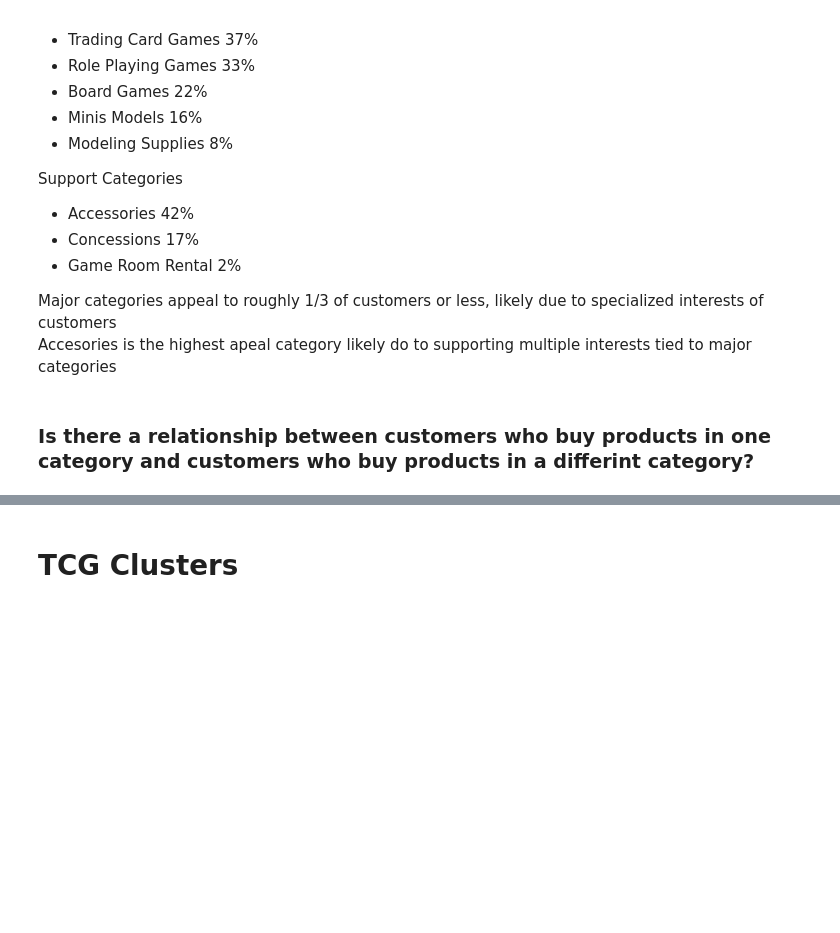
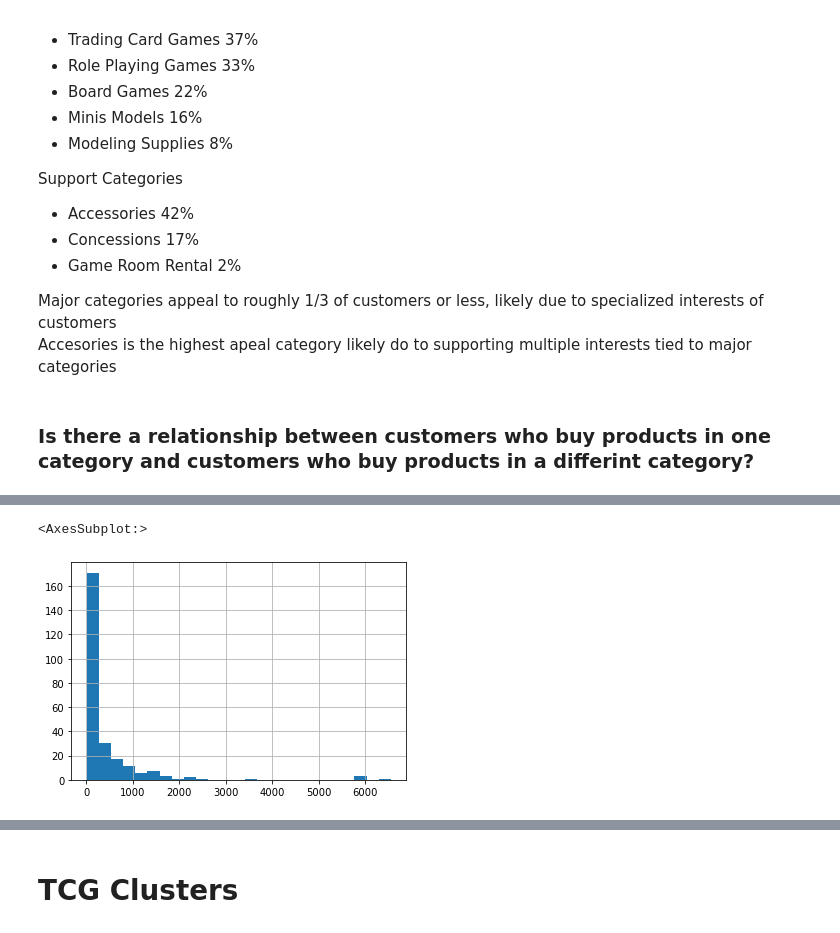
Before and after one commit to Johndsalas/customer_interest_analysis, a Jupyter notebook: exploration.ipynb, the cells around one changed output, grey strips where cells are left out. Saved outputs shown, nothing was run; the diff lists cells and outputs as text; code cells hidden in the pictures; blank space fills up the shorter version.

```diff
--- a/exploration.ipynb
+++ b/exploration.ipynb
@@ -521,0 +356,5 @@ df_tcg = df[['accessories',
+# %%
+df_min.net_sales.hist(bins = 25)
+# %% [output]
+<AxesSubplot:>
+[figure, added]
```
Also changed, not shown: parts of 41 cells of this notebook.
